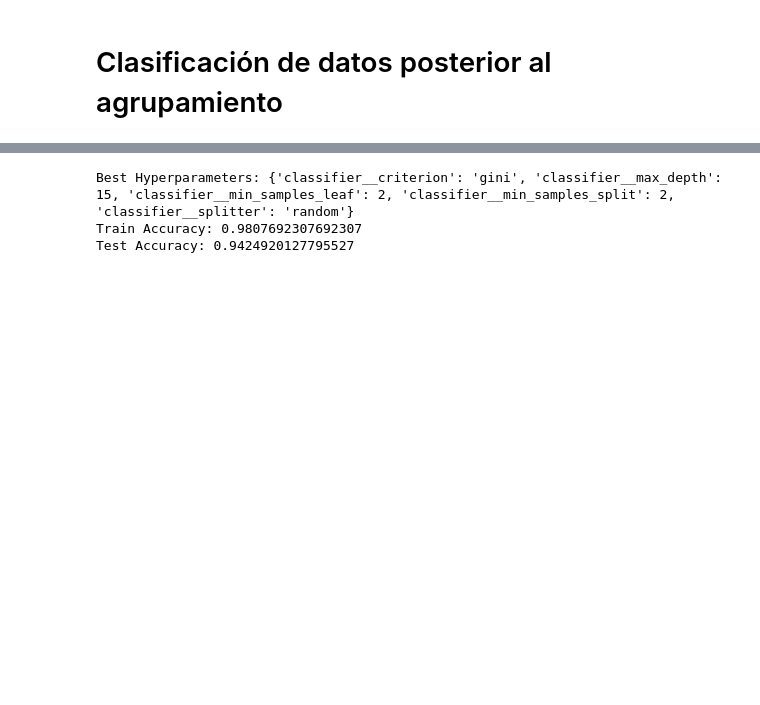
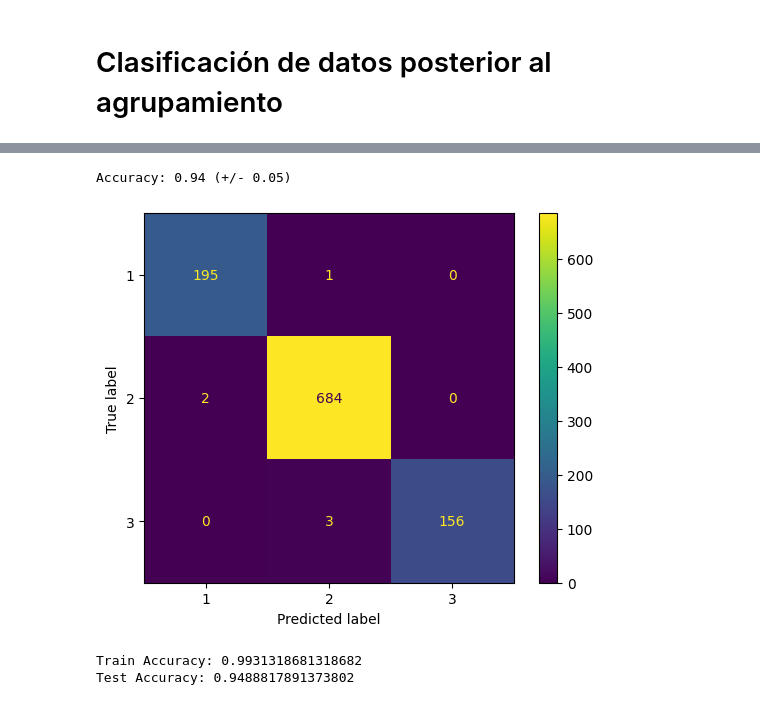
Before and after one commit to ArturoG1z/Proyecto-CyAD, a Jupyter notebook: Notebooks/04-Validacion-Decission-Tree-Clasifier.ipynb, the cells around one changed output, grey strips where cells are left out. Cells and saved outputs as stored; diff of their text form; code cells hidden in the pictures; blank space fills up the shorter version.

Commit message:
Seleccion y asignacio nde nombres de archivos de salida y resultados

```diff
--- a/Notebooks/04-Validacion-Decission-Tree-Clasifier.ipynb
+++ b/Notebooks/04-Validacion-Decission-Tree-Clasifier.ipynb
@@ -47,0 +37,13 @@ Name: cluster_kmeans, dtype: int64
+# %%
+import pandas as pd
+import numpy as np
+
+ruta = os.path.join(directorio, nombre_archivo)
+
+# Data split y seleccion de modelos
+dataset = pd.read_excel(ruta)
+
+X = dataset.drop(columns=['cluster_kmeans', 'cluster_hc', 'Comunidad'])
+y = dataset['cluster_kmeans']
+display(X.head())
+display(y.head())
@@ -123,13 +205,44 @@ GridSearchCV(cv=StratifiedKFold(n_splits=5, random_state=42, shuffle=True),
+# %%
+from sklearn.model_selection import cross_val_score
+# usando los mejores hiperparámetros
+# Best Hyperparameters: {'classifier__max_depth': 10, 'classifier__min_samples_split': 5}
+clf = DecisionTreeClassifier(max_depth=10, min_samples_split=5)
+
+stratified_kfold = StratifiedKFold(n_splits=5, shuffle=True, random_state=42)
+
+preprocessor = ColumnTransformer(
+  transformers=[
+    ('num', numerical_transformer, numerical_features),
+    ('cat', categorical_transformer, categorical_features)
+  ])
+
+pipeline = Pipeline(steps=[
+  ('preprocessor', preprocessor),
+  ('smote', SMOTE(sampling_strategy='auto', random_state=42)),
+  ('classifier', clf)
+])
+
+# Calcular la precisión usando validación cruzada
+scores = cross_val_score(pipeline, X, y, cv=stratified_kfold, scoring='accuracy')
+
+print("Accuracy: %0.2f (+/- %0.2f)" % (scores.mean(), scores.std() * 2))
+
+# Matriz de confusión
+from sklearn.metrics import ConfusionMatrixDisplay
+import matplotlib.pyplot as plt
+
+pipeline.fit(X, y)
+y_pred = pipeline.predict(X)
+
+cm = confusion_matrix(y, y_pred)
+disp = ConfusionMatrixDisplay(confusion_matrix=cm, display_labels=pipeline.classes_)
+disp.plot()
+
+plt.show()
+# %% [output]
+Accuracy: 0.94 (+/- 0.05)
+[figure, added]
 # %%
-# Obtener el mejor modelo
-best_model = grid_search.best_estimator_
-
-# Ajustar el mejor modelo en los datos de entrenamiento
-best_model.fit(X_train, y_train)
-
-# Imprimir los mejores hiperparámetros
-best_params = grid_search.best_params_
-print("Best Hyperparameters:", best_params)
 
 # Evalauamos en el train set solo para ver que no quedó sobreajustado
 train_accuracy = best_model.score(X_train, y_train)
@@ -139,9 +252,8 @@ print("Train Accuracy:", train_accuracy)
 test_accuracy = best_model.score(X_test, y_test)
 print("Test Accuracy:", test_accuracy)
 # %% [output]
-Best Hyperparameters: {'classifier__criterion': 'gini', 'classifier__max_depth': 15, 'classifier__min_samples_leaf': 2, 'classifier__min_samples_split': 2, 'classifier__splitter': 'random'}
-Train Accuracy: 0.9807692307692307
-Test Accuracy: 0.9424920127795527
+Train Accuracy: 0.9931318681318682
+Test Accuracy: 0.9488817891373802
 # %%
 # Obtenemos las variables más importantes
 importances = best_model.named_steps['classifier'].feature_importances_
```
Also changed, not shown: parts of 9 cells of this notebook, 3 other files.
